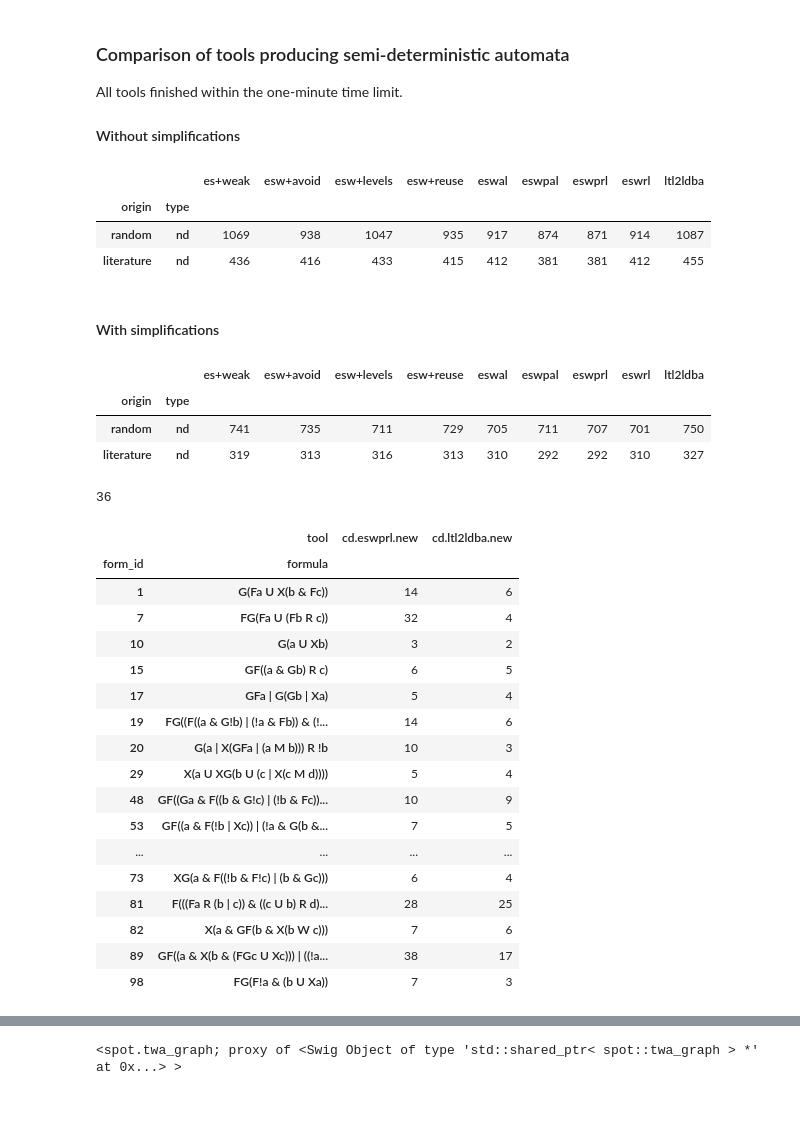
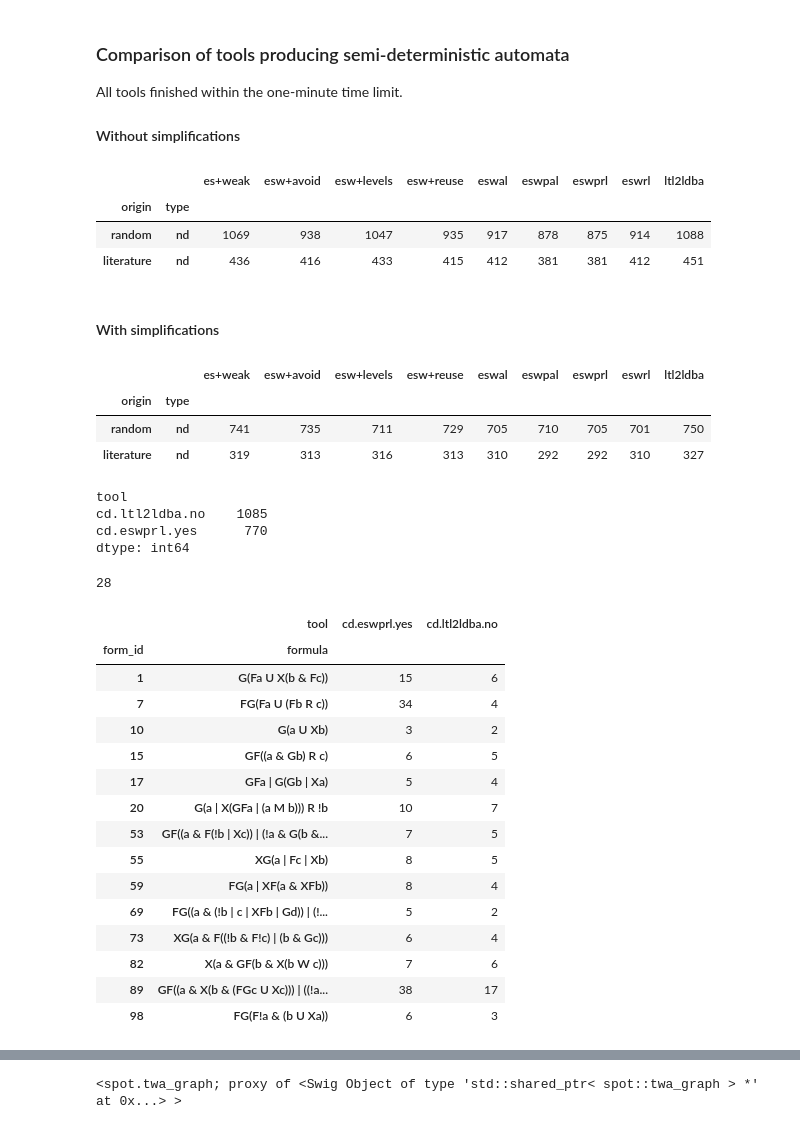
Before and after one commit to mklokocka/seminator, a Jupyter notebook: Run_comparison_nondet.ipynb, the cells around one changed output, grey strips where cells are left out. Drawn from its saved outputs; the diff is of its cells as text; code cells hidden in the pictures.

```diff
--- a/Run_comparison_nondet.ipynb
+++ b/Run_comparison_nondet.ipynb
@@ -78,7 +78,7 @@ d = {
 tools = {}
 
 for (name, cmd) in d.items():
-    for level in ['no','yes','new']:
+    for level in ['no','yes']:#,'new']:
         tools[f'cd.{name}.{level}'] = simpl(cd(cmd), level, simp_cd) + end
         tools[f'sd.{name}.{level}'] = simpl(sd(cmd), level, simp_sd) + end
 
@@ -279,8 +271,8 @@ display(tmp.sd.swaplevel(axis=1).no)
 # %% [output]
 |  |  | es+weak | esw+avoid | esw+levels | esw+reuse | eswal | eswpal | eswprl | eswrl | ltl2ldba |
 | origin | type |  |  |  |  |  |  |  |  |  |
-| random | nd | 1069 | 938 | 1047 | 935 | 917 | 874 | 871 | 914 | 1087 |
-| literature | nd | 436 | 416 | 433 | 415 | 412 | 381 | 381 | 412 | 455 |
+| random | nd | 1069 | 938 | 1047 | 935 | 917 | 878 | 875 | 914 | 1088 |
+| literature | nd | 436 | 416 | 433 | 415 | 412 | 381 | 381 | 412 | 451 |
 # %%
 display_markdown('#### With simplifications', raw=True)
 # %% [output]
@@ -290,29 +282,34 @@ display(tmp.sd.swaplevel(axis=1).yes)
 # %% [output]
 |  |  | es+weak | esw+avoid | esw+levels | esw+reuse | eswal | eswpal | eswprl | eswrl | ltl2ldba |
 | origin | type |  |  |  |  |  |  |  |  |  |
-| random | nd | 741 | 735 | 711 | 729 | 705 | 711 | 707 | 701 | 750 |
+| random | nd | 741 | 735 | 711 | 729 | 705 | 710 | 705 | 701 | 750 |
 | literature | nd | 319 | 313 | 316 | 313 | 310 | 292 | 292 | 310 | 327 |
+# %%
+r.values.states[['cd.ltl2ldba.no','cd.eswprl.yes']].sum()
+# %% [output]
+tool
+cd.ltl2ldba.no    1085
+cd.eswprl.yes      770
+dtype: int64
 # %%
-todo = runners['random_nd'].smaller_than('cd.ltl2ldba.new','cd.eswprl.new')
+todo = runners['random_nd'].smaller_than('cd.ltl2ldba.no','cd.eswprl.yes')
 print(todo.size)
 todo
 # %% [output]
-36
+28
-|  | tool | cd.eswprl.new | cd.ltl2ldba.new |
+|  | tool | cd.eswprl.yes | cd.ltl2ldba.no |
 | form_id | formula |  |  |
-| 1 | G(Fa U X(b & Fc)) | 14 | 6 |
-| 7 | FG(Fa U (Fb R c)) | 32 | 4 |
+| 1 | G(Fa U X(b & Fc)) | 15 | 6 |
+| 7 | FG(Fa U (Fb R c)) | 34 | 4 |
 | 10 | G(a U Xb) | 3 | 2 |
 | 15 | GF((a & Gb) R c) | 6 | 5 |
 | 17 | GFa | G(Gb | Xa) | 5 | 4 |
-| 19 | FG((F((a & G!b) | (!a & Fb)) & (!... | 14 | 6 |
-| 20 | G(a | X(GFa | (a M b))) R !b | 10 | 3 |
-| 29 | X(a U XG(b U (c | X(c M d)))) | 5 | 4 |
-| 48 | GF((Ga & F((b & G!c) | (!b & Fc))... | 10 | 9 |
+| 20 | G(a | X(GFa | (a M b))) R !b | 10 | 7 |
 | 53 | GF((a & F(!b | Xc)) | (!a & G(b &... | 7 | 5 |
-| ... | ... | ... | ... |
+| 55 | XG(a | Fc | Xb) | 8 | 5 |
+| 59 | FG(a | XF(a & XFb)) | 8 | 4 |
+| 69 | FG((a & (!b | c | XFb | Gd)) | (!... | 5 | 2 |
 | 73 | XG(a & F((!b & F!c) | (b & Gc))) | 6 | 4 |
-| 81 | F(((Fa R (b | c)) & ((c U b) R d)... | 28 | 25 |
 | 82 | X(a & GF(b & X(b W c))) | 7 | 6 |
 | 89 | GF((a & X(b & (FGc U Xc))) | ((!a... | 38 | 17 |
-| 98 | FG(F!a & (b U Xa)) | 7 | 3 |
+| 98 | FG(F!a & (b U Xa)) | 6 | 3 |
```
Also changed, not shown: parts of 19 cells of this notebook, 4 other files.
